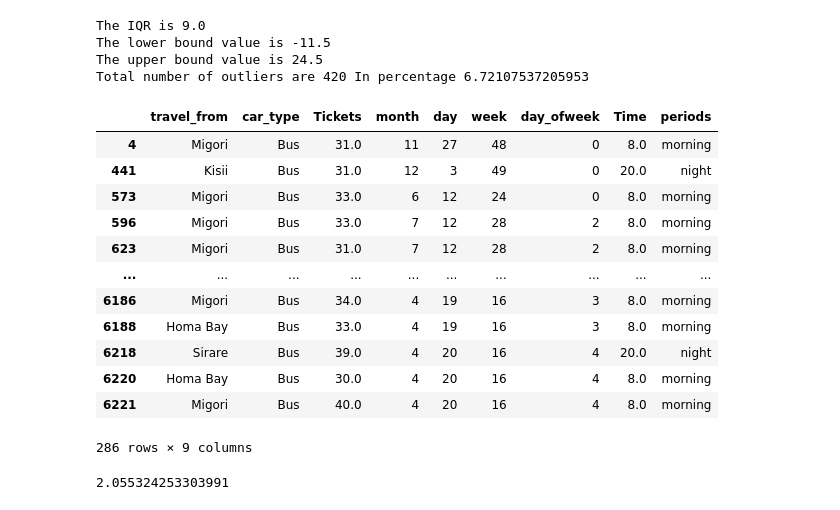
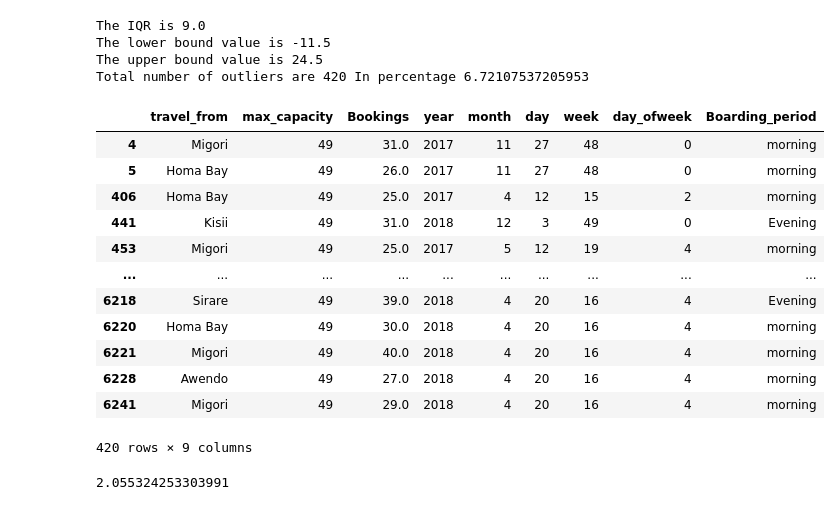
Before and after one commit to DeepakKumarSingh003/-Demand-Prediction-for-Public-Transport-Movement-in-Nirobi, a Jupyter notebook: Copy_of_Demand_Prediction_for_Public_Transport_Capstone_Project.ipynb, the cells around one changed output. Drawn from its saved outputs; the diff is of its cells as text; code cells hidden in the pictures.

```diff
--- a/Copy_of_Demand_Prediction_for_Public_Transport_Capstone_Project.ipynb
+++ b/Copy_of_Demand_Prediction_for_Public_Transport_Capstone_Project.ipynb
@@ -175,3 +289,3 @@ df.sample(5)
 # %%
-#drop travel date and ride id
-df.drop(["travel_date","ride_id","year","max_capacity"],axis=1, inplace=True)
+#drop travel date
+df.drop(["travel_date"],axis=1, inplace=True)
@@ -179,3 +297,10 @@ df.drop(["travel_date","ride_id","year","max_capacity"],axis=1, inplace=True)
 #express travel time in minutes
 df["Time"] = df["travel_time"].str.split(':').apply(lambda x: int(x[0]) * 60 + int(x[1]))
 df.drop(["travel_time"],axis=1,inplace=True)
+# %%
+def calculate_time_period(travel_time_In_minutes):
+    time_period = travel_time_In_minutes / 60
+    return time_period
+
+df['Boarding_time'] = np.ceil(df.Time.apply(calculate_time_period))
+df.drop(["Time"],axis=1,inplace=True)
@@ -191,6 +329,0 @@ df.head()
-# %%
-def calculate_time_period(travel_time_In_minutes):
-    time_period = travel_time_In_minutes / 60
-    return time_period
-
-df['Time'] = np.ceil(df.Time.apply(calculate_time_period))
@@ -206,7 +330,8 @@ df.head()
 # %%
-bins = [0, 9, 18, 24]
-names = ['morning', 'day', 'night']
-df['periods'] = pd.cut(df.Time, bins, labels=names)
+bins = [0, 6, 12, 18, 24]
+names = ['mid_night','morning', 'Afternoon', 'Evening']
+df['Boarding_period'] = pd.cut(df.Boarding_time, bins, labels=names)
+df.drop(["Boarding_time"],axis=1,inplace=True)
 # %%
 df.head()
 # %% [output]
@@ -256,19 +381,19 @@ The lower bound value is -11.5
 The upper bound value is 24.5
 Total number of outliers are 420 In percentage 6.72107537205953
 # %%
-df[df.Tickets>=30]
+df[df.Bookings>=25]
 # %% [output]
-|  | travel_from | car_type | Tickets | month | day | week | day_ofweek | Time | periods |
-| 4 | Migori | Bus | 31.0 | 11 | 27 | 48 | 0 | 8.0 | morning |
-| 441 | Kisii | Bus | 31.0 | 12 | 3 | 49 | 0 | 20.0 | night |
-| 573 | Migori | Bus | 33.0 | 6 | 12 | 24 | 0 | 8.0 | morning |
-| 596 | Migori | Bus | 33.0 | 7 | 12 | 28 | 2 | 8.0 | morning |
-| 623 | Migori | Bus | 31.0 | 7 | 12 | 28 | 2 | 8.0 | morning |
+|  | travel_from | max_capacity | Bookings | year | month | day | week | day_ofweek | Boarding_period |
+| 4 | Migori | 49 | 31.0 | 2017 | 11 | 27 | 48 | 0 | morning |
+| 5 | Homa Bay | 49 | 26.0 | 2017 | 11 | 27 | 48 | 0 | morning |
+| 406 | Homa Bay | 49 | 25.0 | 2017 | 4 | 12 | 15 | 2 | morning |
+| 441 | Kisii | 49 | 31.0 | 2018 | 12 | 3 | 49 | 0 | Evening |
+| 453 | Migori | 49 | 25.0 | 2017 | 5 | 12 | 19 | 4 | morning |
 | ... | ... | ... | ... | ... | ... | ... | ... | ... | ... |
-| 6186 | Migori | Bus | 34.0 | 4 | 19 | 16 | 3 | 8.0 | morning |
-| 6188 | Homa Bay | Bus | 33.0 | 4 | 19 | 16 | 3 | 8.0 | morning |
-| 6218 | Sirare | Bus | 39.0 | 4 | 20 | 16 | 4 | 20.0 | night |
-| 6220 | Homa Bay | Bus | 30.0 | 4 | 20 | 16 | 4 | 8.0 | morning |
-| 6221 | Migori | Bus | 40.0 | 4 | 20 | 16 | 4 | 8.0 | morning |
+| 6218 | Sirare | 49 | 39.0 | 2018 | 4 | 20 | 16 | 4 | Evening |
+| 6220 | Homa Bay | 49 | 30.0 | 2018 | 4 | 20 | 16 | 4 | morning |
+| 6221 | Migori | 49 | 40.0 | 2018 | 4 | 20 | 16 | 4 | morning |
+| 6228 | Awendo | 49 | 27.0 | 2018 | 4 | 20 | 16 | 4 | morning |
+| 6241 | Migori | 49 | 29.0 | 2018 | 4 | 20 | 16 | 4 | morning |
-286 rows × 9 columns
+420 rows × 9 columns
 # %%
```
Also changed, not shown: parts of 82 cells of this notebook.
